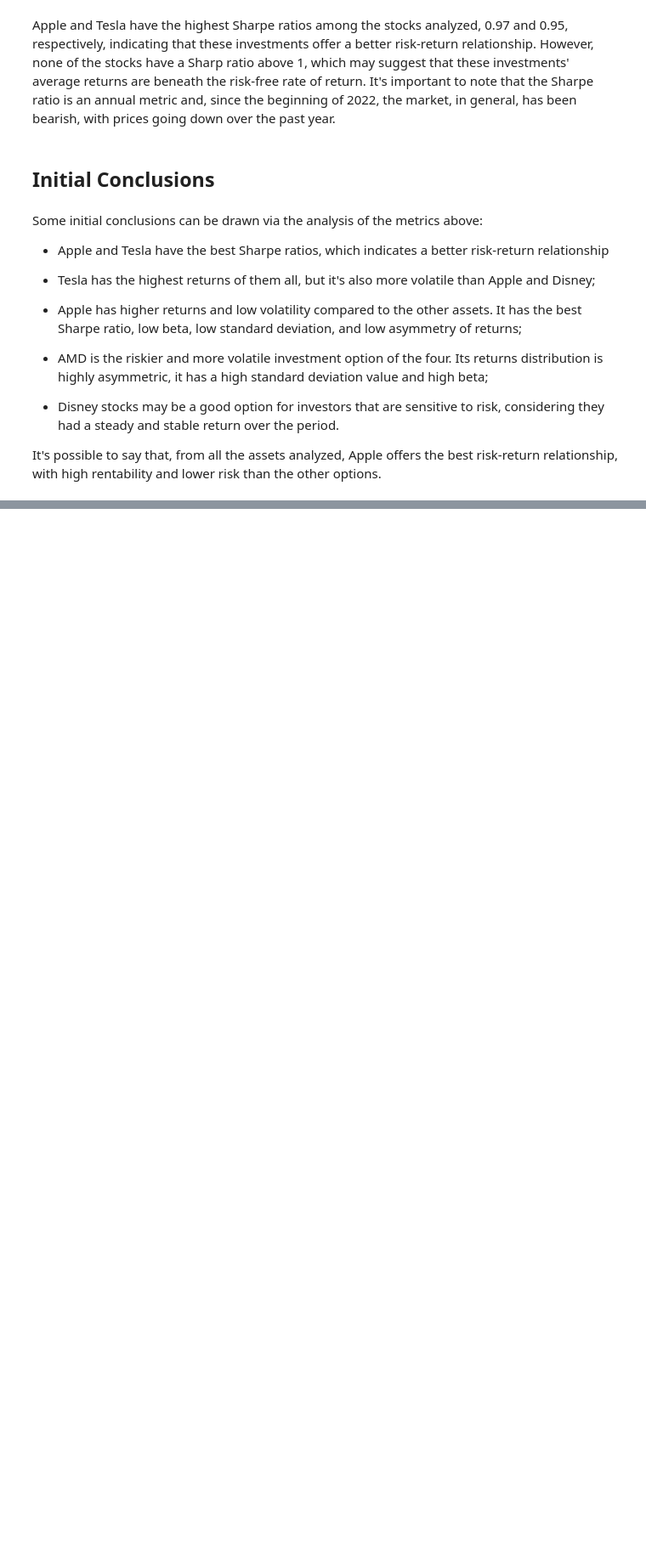
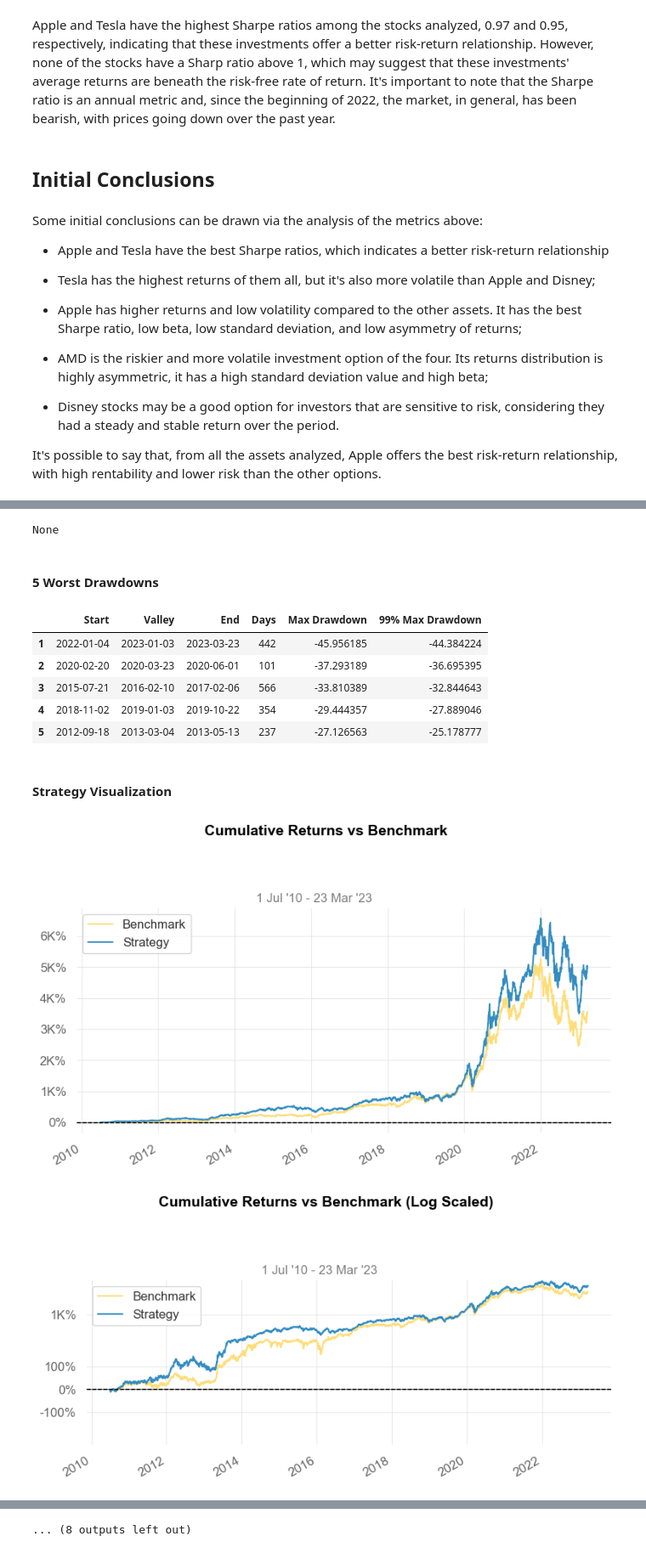
Before and after one commit to YannSko/Portfollio, a Jupyter notebook: Finance_Project/Financial_Analysis.ipynb, the cells around one changed output, grey strips where cells are left out. Shown at 85% size. Cells and saved outputs as stored; diff of their text form; code cells hidden in the pictures; blank space fills up the shorter version.

Commit message:
Update Financial_Analysis.ipynb
Building Portfollio + Optimize it with Markowitz Mean Covariance Model

```diff
--- a/Finance_Project/Financial_Analysis.ipynb
+++ b/Finance_Project/Financial_Analysis.ipynb
@@ -539,0 +714,5 @@ the other options.
+# %%
+# Creating new portfolio with optimized weights
+new_weights = [0.70828, 0.29172]
+optimized_portfolio = aapl*new_weights[0] + tsla*new_weights[1]
+optimized_portfolio # Visualizing daily returns
@@ -539,0 +733,4 @@ the other options.
+# %%
+# Displaying new reports comparing the optimized portfolio to the first portfolio constructed
+qs.reports.full(optimized_portfolio, benchmark = portfolio)
+# %% [output]
@@ -539,0 +755,11 @@ the other options.
+None
+5 Worst Drawdowns
+|  | Start | Valley | End | Days | Max Drawdown | 99% Max Drawdown |
+| 1 | 2022-01-04 | 2023-01-03 | 2023-03-23 | 442 | -45.956185 | -44.384224 |
+| 2 | 2020-02-20 | 2020-03-23 | 2020-06-01 | 101 | -37.293189 | -36.695395 |
+| 3 | 2015-07-21 | 2016-02-10 | 2017-02-06 | 566 | -33.810389 | -32.844643 |
+| 4 | 2018-11-02 | 2019-01-03 | 2019-10-22 | 354 | -29.444357 | -27.889046 |
+| 5 | 2012-09-18 | 2013-03-04 | 2013-05-13 | 237 | -27.126563 | -25.178777 |
+Strategy Visualization
+[figure, added]
+[figure, added]
@@ -539,0 +770 @@ the other options.
+... (8 outputs left out)
```
Also changed, not shown: parts of 33 cells of this notebook.
